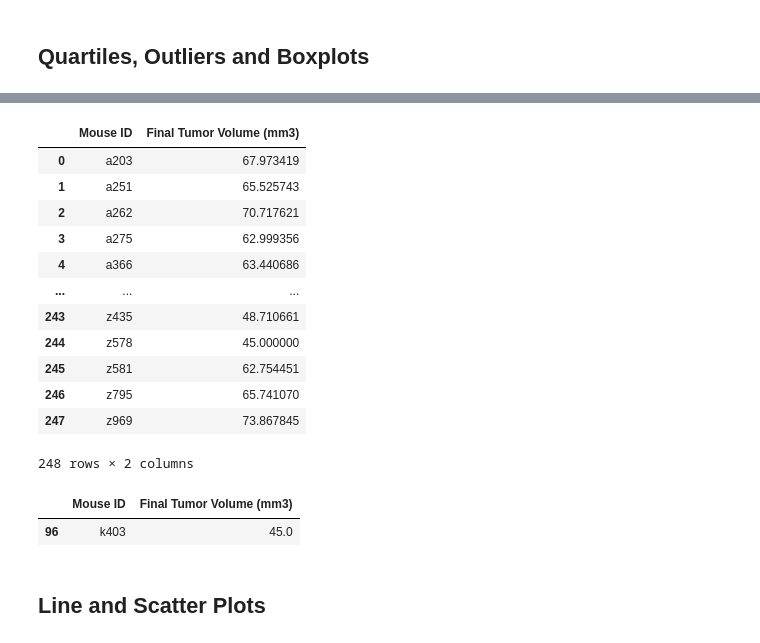
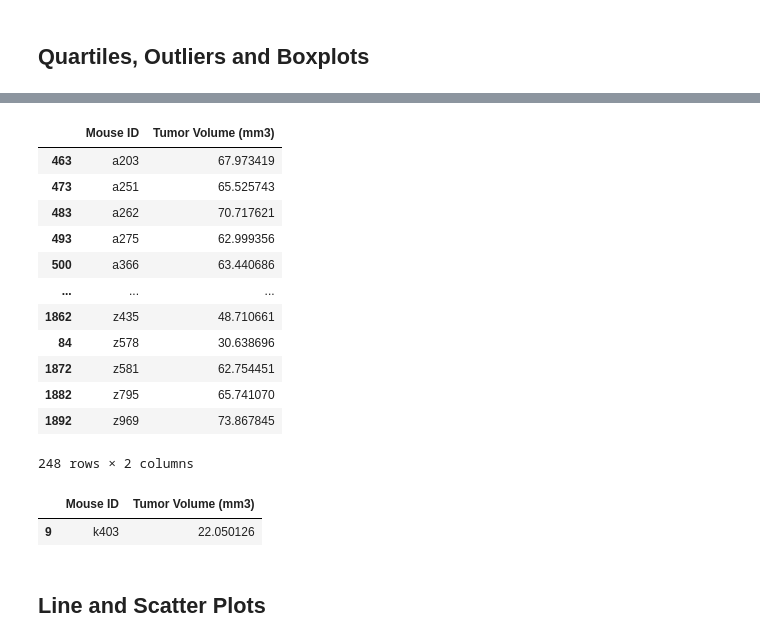
Before and after one commit to cullen-andrews/matplotlib-challenge, a Jupyter notebook: Script.ipynb, the cells around one changed output, grey strips where cells are left out. Cells and saved outputs as stored; diff of their text form; code cells hidden in the pictures.

```diff
--- a/Script.ipynb
+++ b/Script.ipynb
@@ -216,38 +226,46 @@ plt.pie(gender_series, labels=["Female","Male"], )
 # %%
 # Calculate the final tumor volume of each mouse across four of the treatment regimens:
 # Capomulin, Ramicane, Infubinol, and Ceftamin
 
 # Start by getting the last (greatest) timepoint for each mouse
 
 # Getting a data frame with Mouse ID and final Tumor Volume.
-final_vol_df = cleaned_df.groupby("Mouse ID").max()["Tumor Volume (mm3)"].to_frame()
 
-# Rename the column to "Final Tumor Volume (mm3)".
-final_vol_df = final_vol_df.rename(columns={"Tumor Volume (mm3)":"Final Tumor Volume (mm3)"})
-final_vol_df.reset_index(inplace=True)
+final_time_df = cleaned_df.groupby("Mouse ID").max()["Timepoint"].to_frame()
+final_time_df.reset_index(inplace=True)
+#final_time_df
 
-final_vol_df
-# Merge this group df with the original dataframe to get the tumor volume at the last timepoint
+final_time_index = cleaned_df.groupby("Mouse ID").idxmax()["Timepoint"].to_frame()
+final_time_index =final_time_index.rename(columns={"Timepoint":"Row"})
+final_time_row_series = final_time_index["Row"]
+final_time_row_series
+
+final_volumes = cleaned_df.loc[final_time_row_series, ["Mouse ID", "Tumor Volume (mm3)"]]
+final_volumes
+
+
+
+# # Merge this group df with the original dataframe to get the tumor volume at the last timepoint
 # %% [output]
-|  | Mouse ID | Final Tumor Volume (mm3) |
-| 0 | a203 | 67.973419 |
-| 1 | a251 | 65.525743 |
-| 2 | a262 | 70.717621 |
-| 3 | a275 | 62.999356 |
-| 4 | a366 | 63.440686 |
+|  | Mouse ID | Tumor Volume (mm3) |
+| 463 | a203 | 67.973419 |
+| 473 | a251 | 65.525743 |
+| 483 | a262 | 70.717621 |
+| 493 | a275 | 62.999356 |
+| 500 | a366 | 63.440686 |
 | ... | ... | ... |
-| 243 | z435 | 48.710661 |
-| 244 | z578 | 45.000000 |
-| 245 | z581 | 62.754451 |
-| 246 | z795 | 65.741070 |
-| 247 | z969 | 73.867845 |
+| 1862 | z435 | 48.710661 |
+| 84 | z578 | 30.638696 |
+| 1872 | z581 | 62.754451 |
+| 1882 | z795 | 65.741070 |
+| 1892 | z969 | 73.867845 |
 248 rows × 2 columns
 # %%
-final_vol_df.loc[final_vol_df["Mouse ID"] == "k403", :]
+final_volumes.loc[final_volumes["Mouse ID"] == "k403", :]
 #final_vol_df["Mouse ID"]
 # %% [output]
-|  | Mouse ID | Final Tumor Volume (mm3) |
-| 96 | k403 | 45.0 |
+|  | Mouse ID | Tumor Volume (mm3) |
+| 9 | k403 | 22.050126 |
 # %%
 # Put treatments into a list for for loop (and later for plot labels)
 
```
Also changed, not shown: parts of 2 cells of this notebook.
